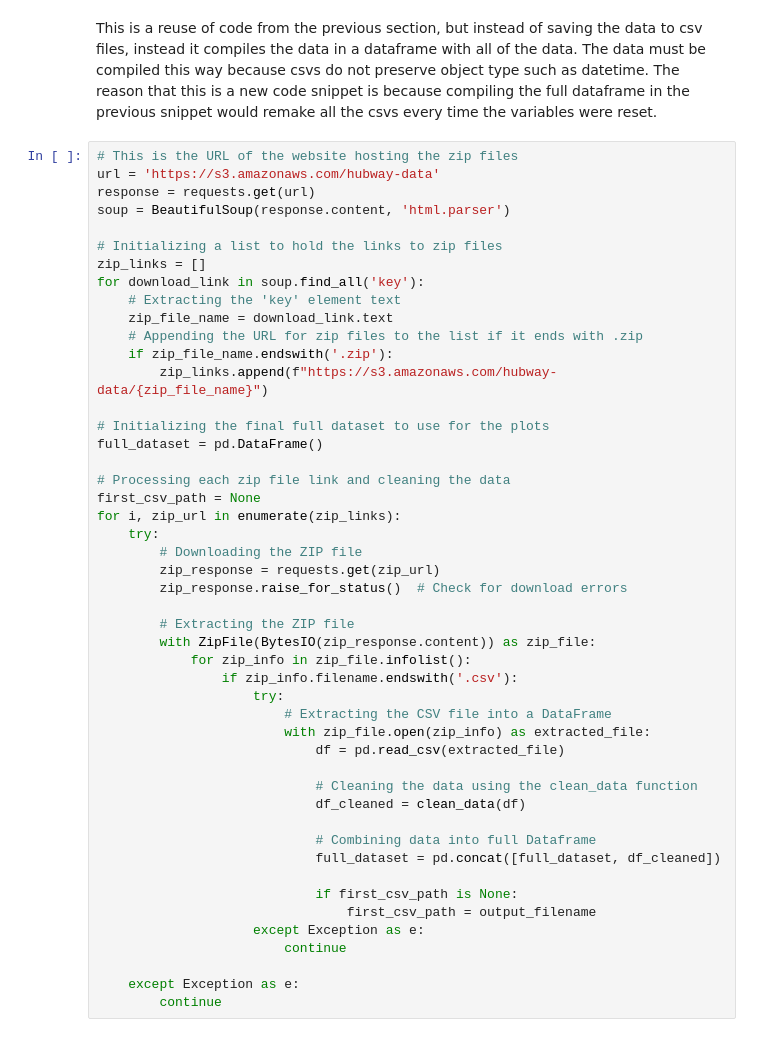
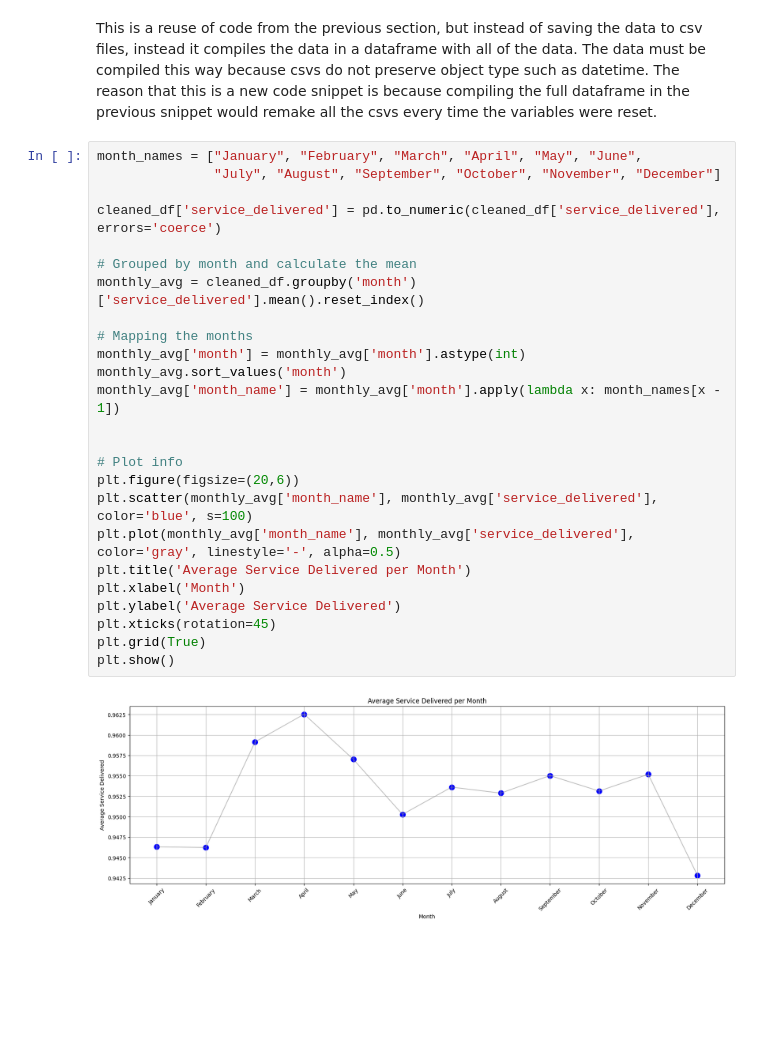
Before and after one commit to Gil-Zheng/DS3000-Project, a Jupyter notebook: Phase_II-MTA_Scheduling.ipynb, the cells around one changed output. Drawn from its saved outputs; the diff is of its cells as text; blank space fills up the shorter version.

Commit message:
Finished adding all the graphs

```diff
--- a/Phase_II-MTA_Scheduling.ipynb
+++ b/Phase_II-MTA_Scheduling.ipynb
@@ -157,50 +157,29 @@ The reason that this is a new code snippet is because compiling the
 full dataframe in the previous snippet would remake all the csvs every time
 the variables were reset.
 # %%
-# This is the URL of the website hosting the zip files
-url = 'https://s3.amazonaws.com/hubway-data'
-response = requests.get(url)
-soup = BeautifulSoup(response.content, 'html.parser')
+month_names = ["January", "February", "March", "April", "May", "June",
+               "July", "August", "September", "October", "November", "December"]
 
-# Initializing a list to hold the links to zip files
-zip_links = []
-for download_link in soup.find_all('key'):
-    # Extracting the 'key' element text
-    zip_file_name = download_link.text
-    # Appending the URL for zip files to the list if it ends with .zip
-    if zip_file_name.endswith('.zip'):
-        zip_links.append(f"https://s3.amazonaws.com/hubway-data/{zip_file_name}")
+cleaned_df['service_delivered'] = pd.to_numeric(cleaned_df['service_delivered'], errors='coerce')
 
-# Initializing the final full dataset to use for the plots
-full_dataset = pd.DataFrame()
+# Grouped by month and calculate the mean
+monthly_avg = cleaned_df.groupby('month')['service_delivered'].mean().reset_index()
 
-# Processing each zip file link and cleaning the data
-first_csv_path = None
-for i, zip_url in enumerate(zip_links):
-    try:
-        # Downloading the ZIP file
-        zip_response = requests.get(zip_url)
-        zip_response.raise_for_status()  # Check for download errors
+# Mapping the months
+monthly_avg['month'] = monthly_avg['month'].astype(int)
+monthly_avg.sort_values('month')
+monthly_avg['month_name'] = monthly_avg['month'].apply(lambda x: month_names[x - 1])
 
-        # Extracting the ZIP file
-        with ZipFile(BytesIO(zip_response.content)) as zip_file:
-            for zip_info in zip_file.infolist():
-                if zip_info.filename.endswith('.csv'):
-                    try:
-                        # Extracting the CSV file into a DataFrame
-                        with zip_file.open(zip_info) as extracted_file:
-                            df = pd.read_csv(extracted_file)
 
-                            # Cleaning the data using the clean_data function
-                            df_cleaned = clean_data(df)
-
-                            # Combining data into full Dataframe
-                            full_dataset = pd.concat([full_dataset, df_cleaned])
-
-                            if first_csv_path is None:
-                                first_csv_path = output_filename
-                    except Exception as e:
-                        continue
-
-    except Exception as e:
-        continue
+# Plot info
+plt.figure(figsize=(20,6))
+plt.scatter(monthly_avg['month_name'], monthly_avg['service_delivered'], color='blue', s=100)
+plt.plot(monthly_avg['month_name'], monthly_avg['service_delivered'], color='gray', linestyle='-', alpha=0.5)
+plt.title('Average Service Delivered per Month')
+plt.xlabel('Month')
+plt.ylabel('Average Service Delivered')
+plt.xticks(rotation=45)
+plt.grid(True)
+plt.show()
+# %% [output]
+[figure, added]
```
Also changed, not shown: parts of 10 cells of this notebook.
